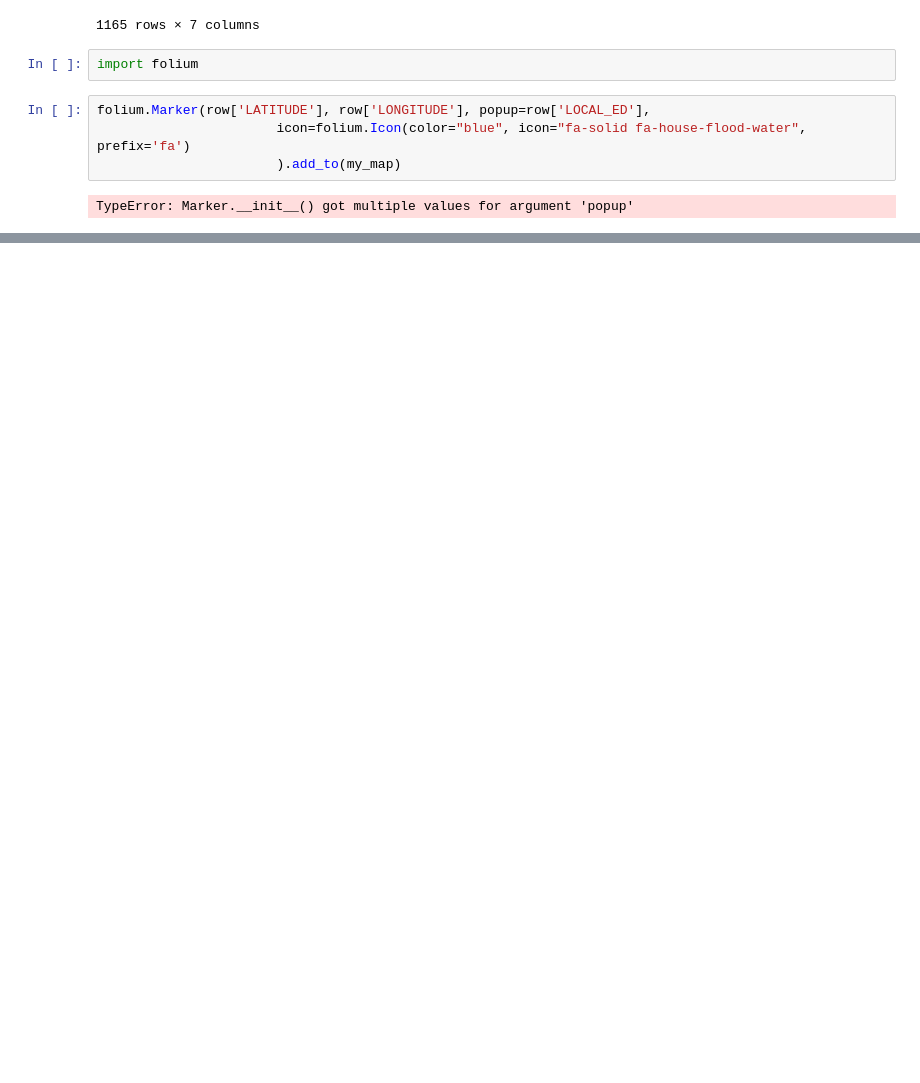
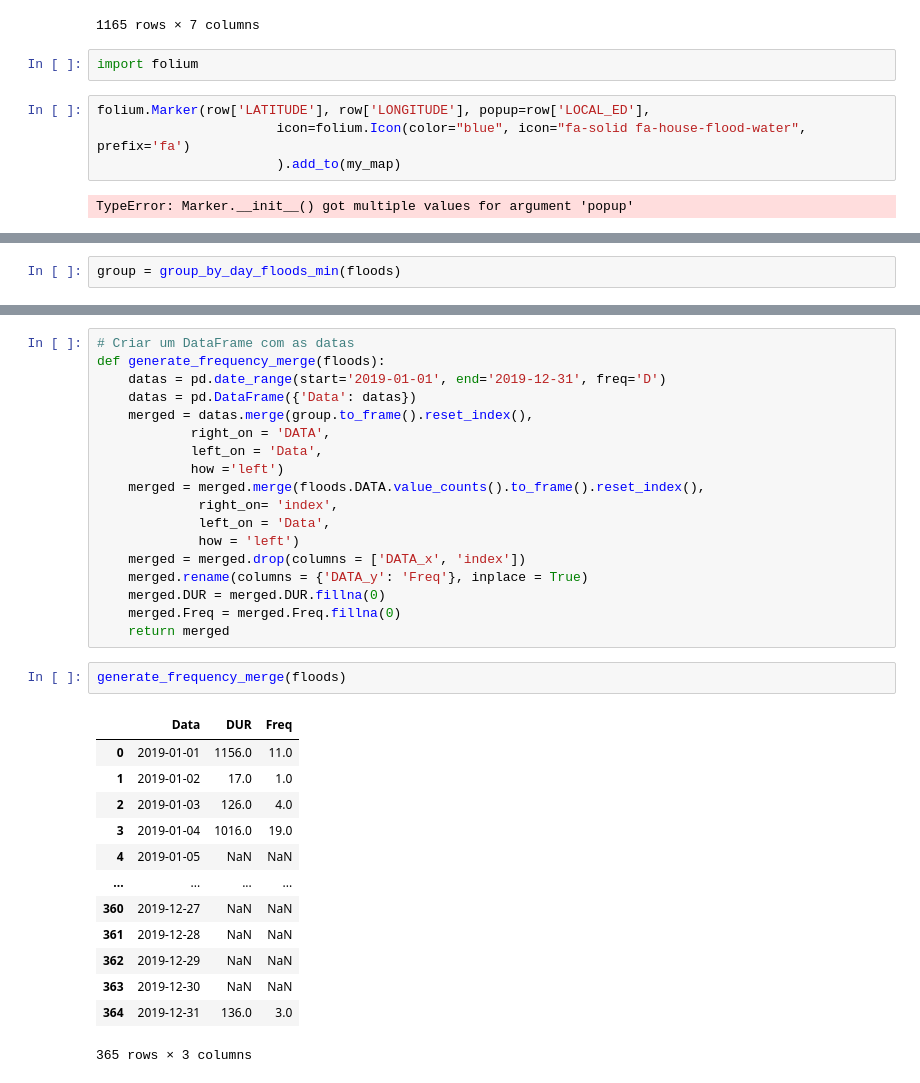
Before and after one commit to vitor-yuichi/analytics-tcc, a Jupyter notebook: app/database/data_ingestion.ipynb, the cells around one changed output, grey strips where cells are left out. Drawn from its saved outputs; the diff is of its cells as text; blank space fills up the shorter version.

```diff
--- a/app/database/data_ingestion.ipynb
+++ b/app/database/data_ingestion.ipynb
@@ -196,0 +187,2 @@ datetime.date(2019, 1, 10)
+# %%
+group = group_by_day_floods_min(floods)
@@ -196,0 +247,34 @@ datetime.date(2019, 1, 10)
+# %%
+# Criar um DataFrame com as datas
+def generate_frequency_merge(floods):
+    datas = pd.date_range(start='2019-01-01', end='2019-12-31', freq='D')
+    datas = pd.DataFrame({'Data': datas})
+    merged = datas.merge(group.to_frame().reset_index(),
+            right_on = 'DATA',
+            left_on = 'Data',
+            how ='left')
+    merged = merged.merge(floods.DATA.value_counts().to_frame().reset_index(),
+             right_on= 'index',
+             left_on = 'Data',
+             how = 'left')
+    merged = merged.drop(columns = ['DATA_x', 'index'])
+    merged.rename(columns = {'DATA_y': 'Freq'}, inplace = True)
+    merged.DUR = merged.DUR.fillna(0)
+    merged.Freq = merged.Freq.fillna(0)
+    return merged
+# %%
+generate_frequency_merge(floods)
+# %% [output]
+|  | Data | DUR | Freq |
+| 0 | 2019-01-01 | 1156.0 | 11.0 |
+| 1 | 2019-01-02 | 17.0 | 1.0 |
+| 2 | 2019-01-03 | 126.0 | 4.0 |
+| 3 | 2019-01-04 | 1016.0 | 19.0 |
+| 4 | 2019-01-05 | NaN | NaN |
+| ... | ... | ... | ... |
+| 360 | 2019-12-27 | NaN | NaN |
+| 361 | 2019-12-28 | NaN | NaN |
+| 362 | 2019-12-29 | NaN | NaN |
+| 363 | 2019-12-30 | NaN | NaN |
+| 364 | 2019-12-31 | 136.0 | 3.0 |
+365 rows × 3 columns
```
Also changed, not shown: parts of 20 cells of this notebook, 2 other files.
